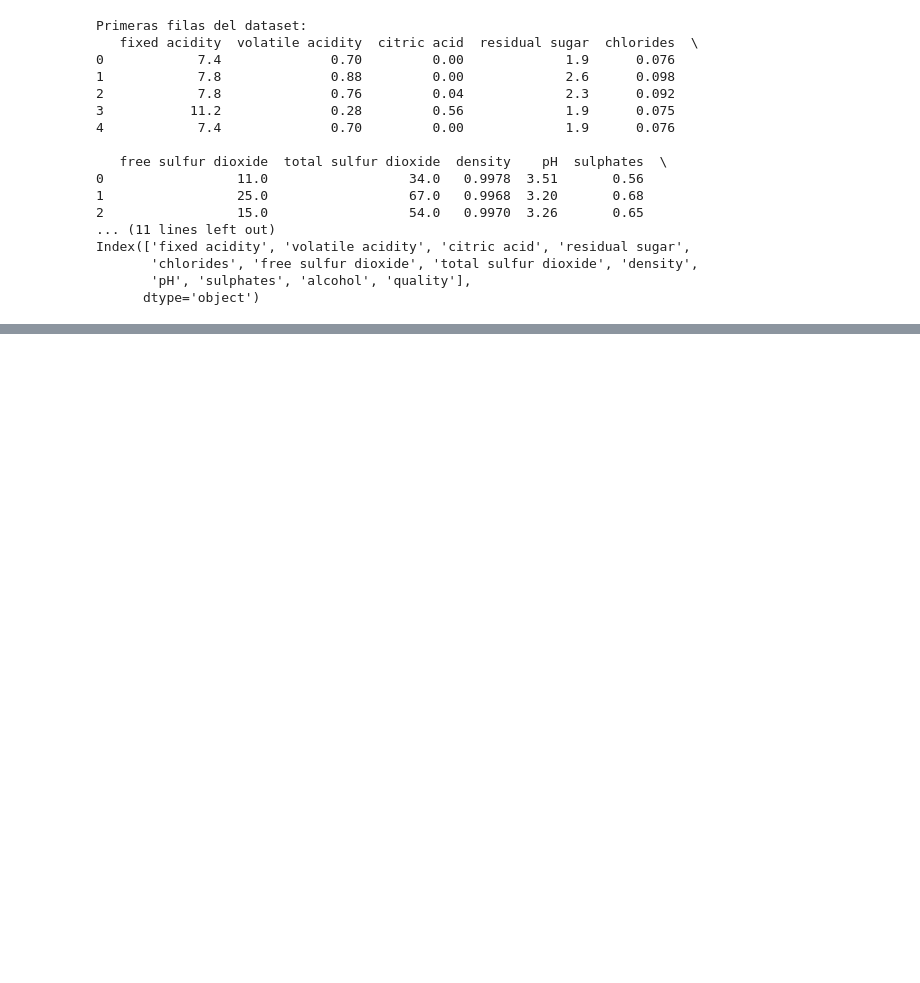
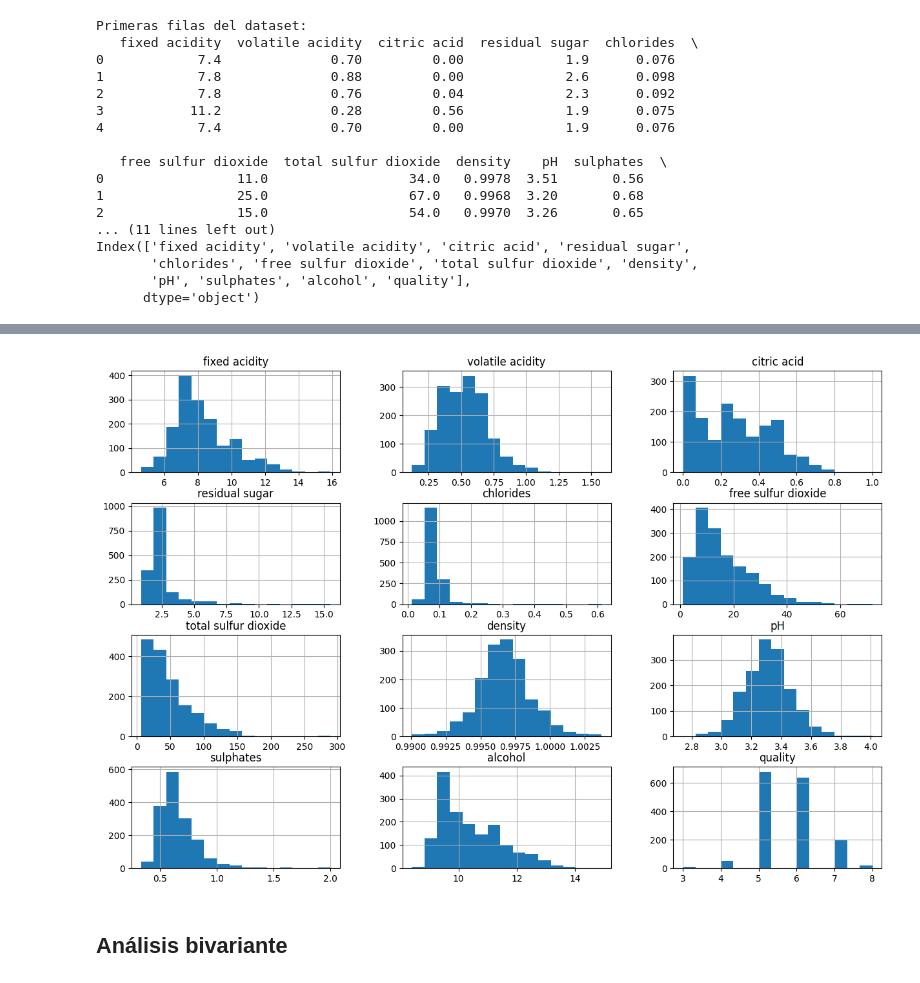
Before and after one commit to Angie-are/ML_WineQuality, a Jupyter notebook: src/results_notebook/ML_WineQuality.ipynb, the cells around one changed output, grey strips where cells are left out. Saved outputs shown, nothing was run; the diff lists cells and outputs as text; code cells hidden in the pictures; blank space fills up the shorter version.

```diff
--- a/src/results_notebook/ML_WineQuality.ipynb
+++ b/src/results_notebook/ML_WineQuality.ipynb
@@ -172,0 +98,7 @@ La matriz de correlación ayuda a identificar variables fuertemente relacionadas
+# %%
+df.hist(bins=15, figsize=(15,10))
+plt.show()
+# %% [output]
+[figure, added]
+# %% [markdown]
+## Análisis bivariante
```
Also changed, not shown: parts of 26 cells of this notebook.
